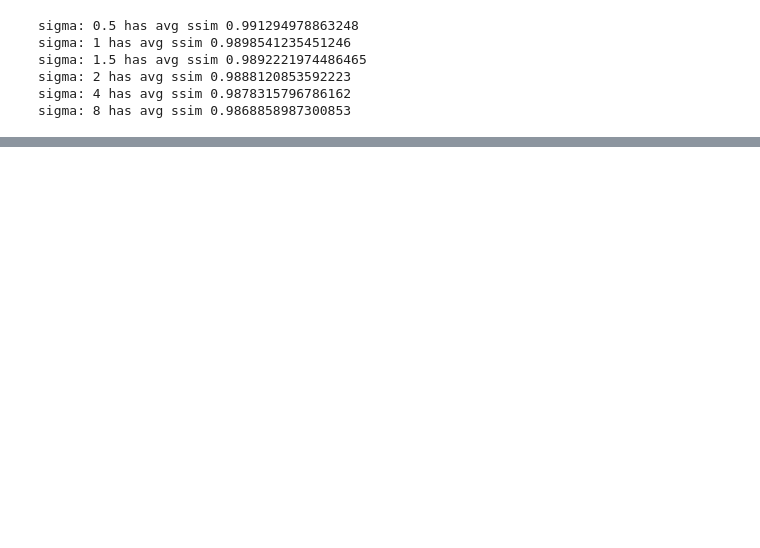
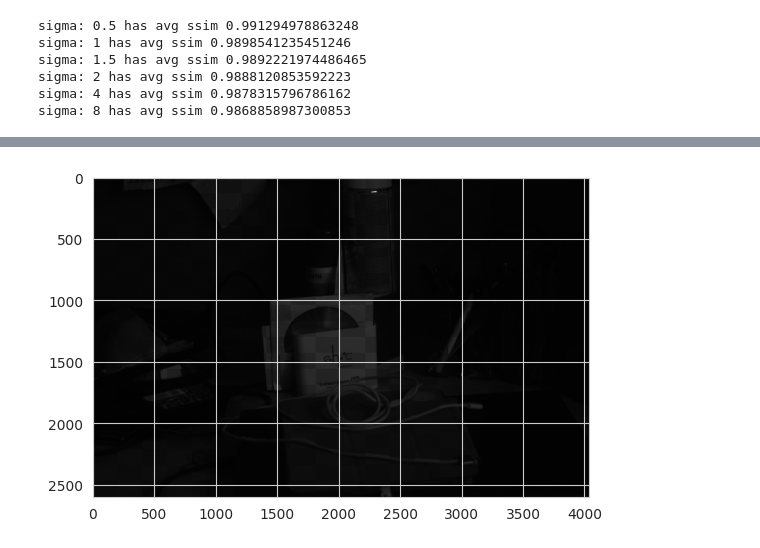
Before and after one commit to ewaMiazga/comp-photo-2025, a Jupyter notebook: alignment_quantification.ipynb, the cells around one changed output, grey strips where cells are left out. Saved outputs shown, nothing was run; the diff lists cells and outputs as text; code cells hidden in the pictures; blank space fills up the shorter version.

```diff
--- a/alignment_quantification.ipynb
+++ b/alignment_quantification.ipynb
@@ -312,0 +322,34 @@ sigma: 8 has avg ssim 0.9868858987300853
+# %%
+import cv2 as cv
+import numpy as np
+from alignment import demosaic_bilinear
+from alignment import align_and_crop_raw_images
+from matplotlib import pyplot as plt
+import skimage
+
+def visualize_alignment_checkerboard(idx, method='orb'):
+
+    raw_image_paths = get_image_paths()
+    long_path = raw_image_paths['long_exp'][idx]
+    filtered_path = raw_image_paths['filter_long_exp'][idx]
+    # Rescale for alignment algs
+    long_aligned_result, filtered_aligned_result = align_and_crop_raw_images(long_path, filtered_path)
+    long_rgb, filtered_rgb = long_aligned_result['rgb'], filtered_aligned_result['rgb']
+
+    min_val = min(long_rgb.min(), filtered_rgb.min())
+    max_val = max(long_rgb.max(), filtered_rgb.max())
+
+    long_rgb = normalize(long_rgb, min_val, max_val)
+    filtered_rgb = normalize(filtered_rgb, min_val, max_val)
+
+    long_gray = cv.cvtColor(long_rgb, cv.COLOR_RGB2GRAY)
+    filtered_gray = cv.cvtColor(filtered_rgb, cv.COLOR_RGB2GRAY)
+
+    # Create a checkboard pattern
+    checkboard_size = 20
+    combined = skimage.util.compare_images(long_gray, filtered_gray, method='checkerboard', n_tiles=(checkboard_size,checkboard_size))
+    plt.imshow(combined, cmap='gray')
+# %%
+visualize_alignment_checkerboard(39)
+# %% [output]
+[figure, added]
```
Also changed, not shown: parts of 4 cells of this notebook, 4 other files.
